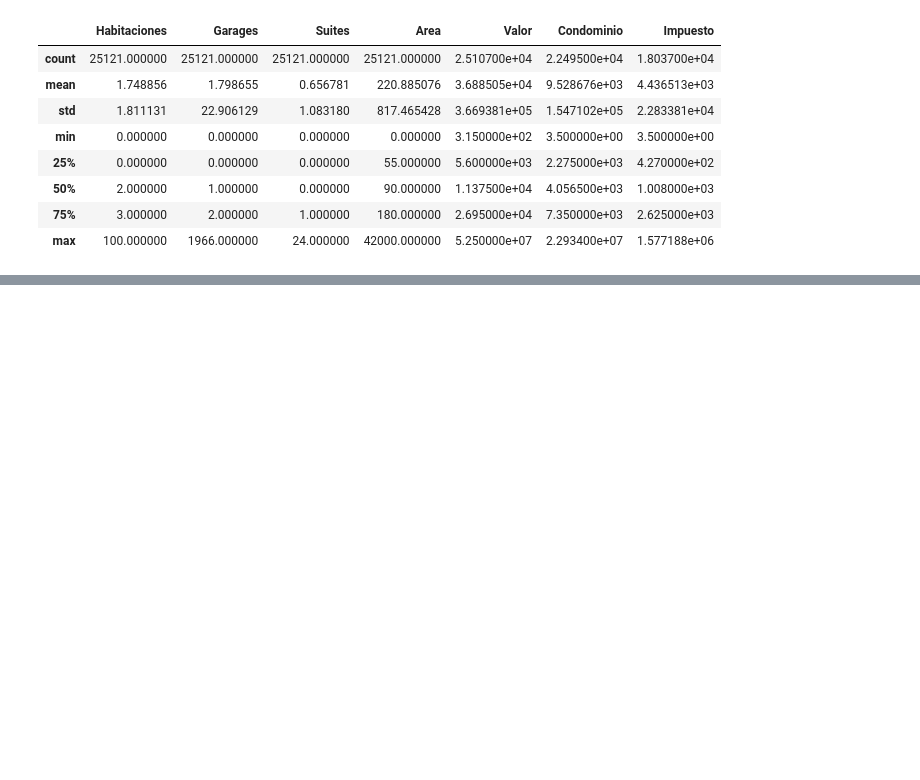
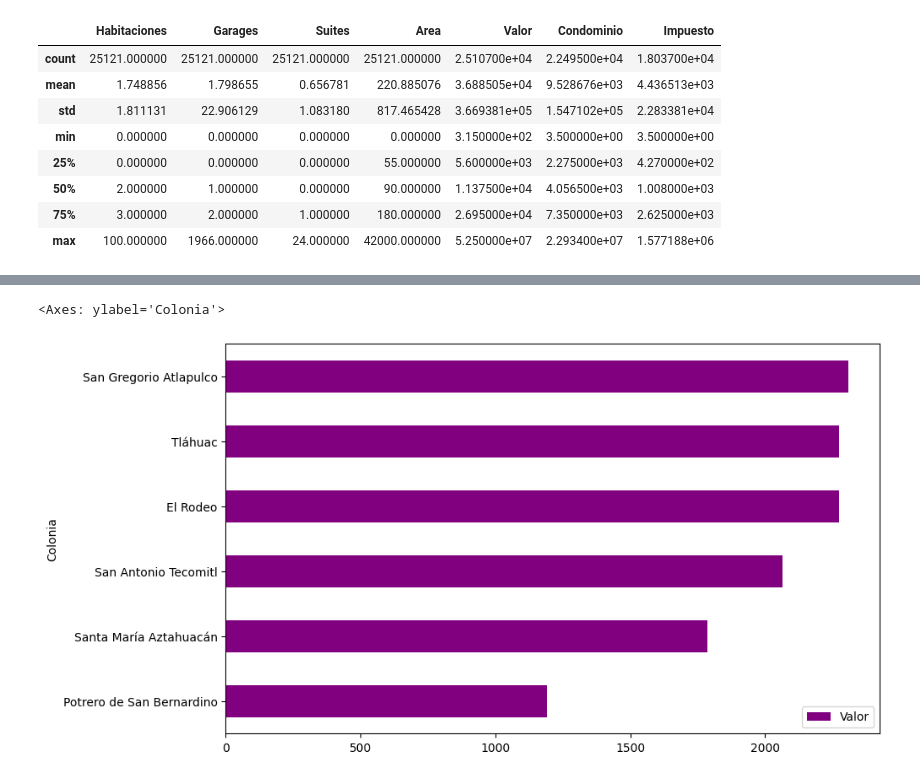
Before and after one commit to AbrahamMotaGomez/ChallengeAluraStoreLATAMAB, a Jupyter notebook: inmuebles_cdmx.ipynb, the cells around one changed output, grey strips where cells are left out. Cells and saved outputs as stored; diff of their text form; code cells hidden in the pictures; blank space fills up the shorter version.

```diff
--- a/inmuebles_cdmx.ipynb
+++ b/inmuebles_cdmx.ipynb
@@ -69,0 +135,4 @@ datos.describe()
+# %%
+dep=rentas.query("Tipo=='Departamento'")
+dep.Habitaciones.mean()
+dep.head()
@@ -69,0 +146,6 @@ datos.describe()
+# %%
+dep_colonia=dep.groupby("Colonia")[["Valor"]].mean().sort_values("Valor").head(6)
+dep_colonia.plot(kind="barh",figsize=(10,6),color="purple")
+# %% [output]
+<Axes: ylabel='Colonia'>
+[figure, added]
```
Also changed, not shown: parts of 9 cells of this notebook.
